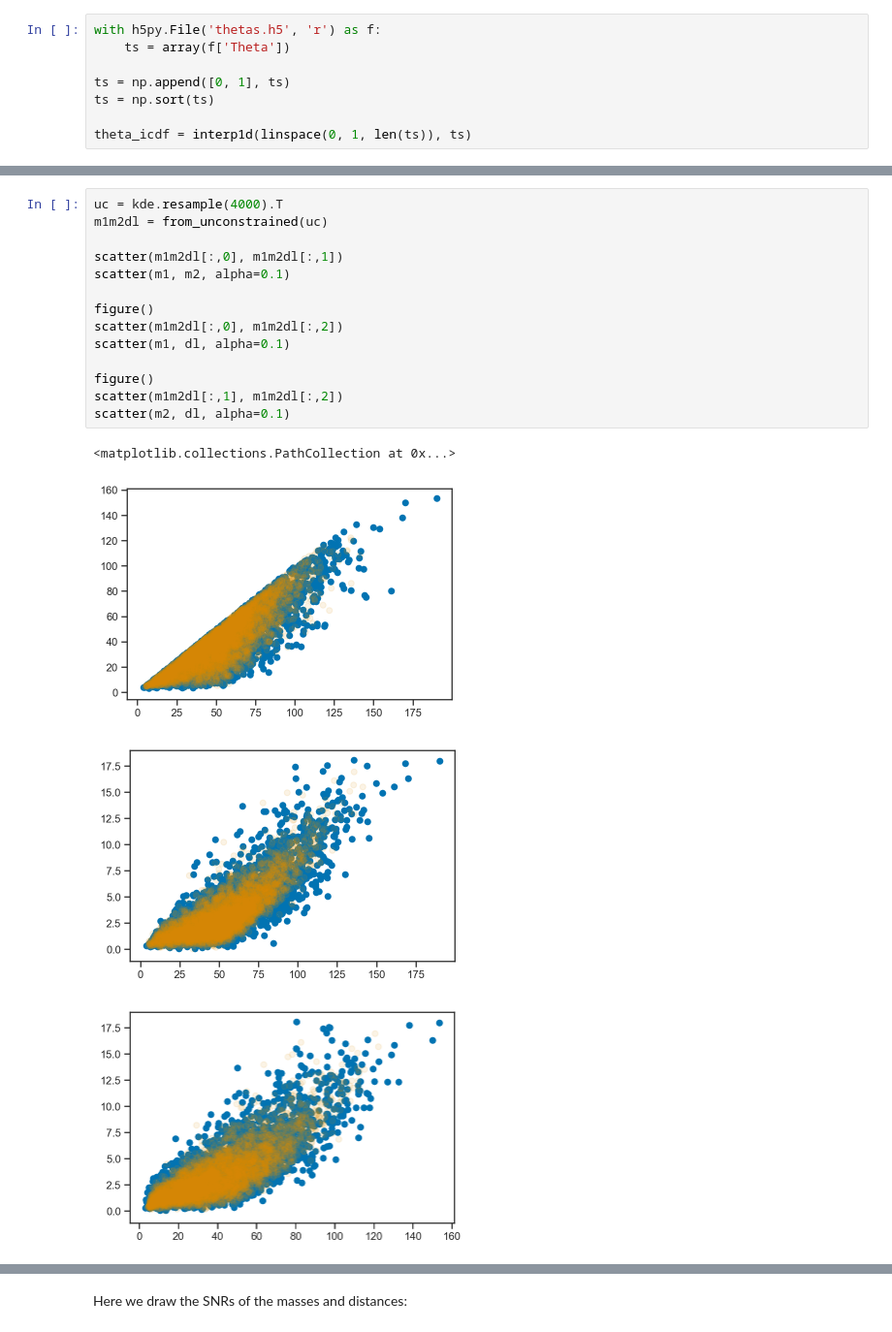
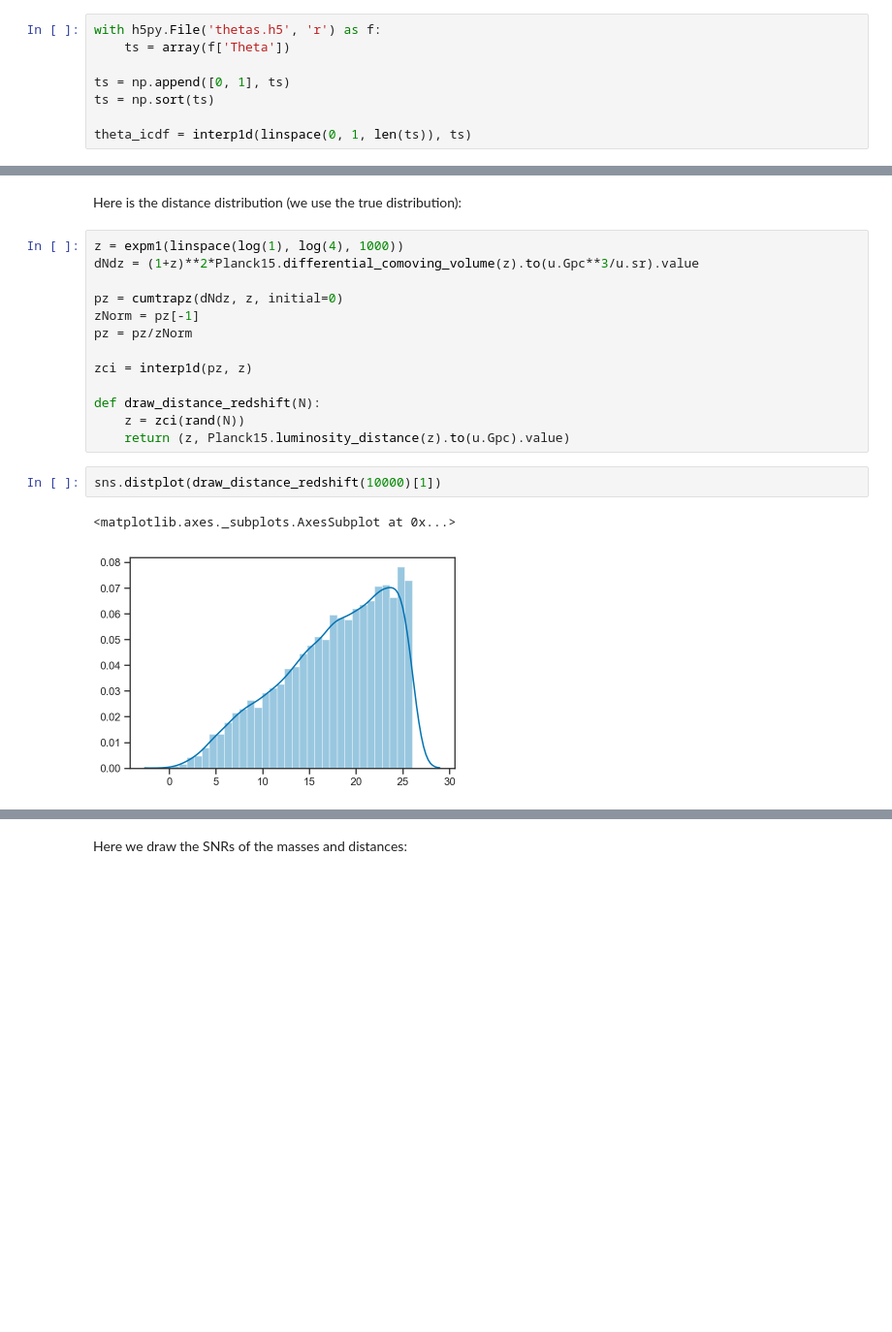
Before and after one commit to farr/PISNLineCosmography, a Jupyter notebook: Selection.ipynb, the cells around one changed output, grey strips where cells are left out. Shown at 97% size. Drawn from its saved outputs; the diff is of its cells as text; blank space fills up the shorter version.

Commit message:
Better selection draws for efficiency.

```diff
--- a/Selection.ipynb
+++ b/Selection.ipynb
@@ -109,19 +46,20 @@ kde = gaussian_kde(pts.T)
-# %%
-uc = kde.resample(4000).T
-m1m2dl = from_unconstrained(uc)
-
-scatter(m1m2dl[:,0], m1m2dl[:,1])
-scatter(m1, m2, alpha=0.1)
-
-figure()
-scatter(m1m2dl[:,0], m1m2dl[:,2])
-scatter(m1, dl, alpha=0.1)
-
-figure()
-scatter(m1m2dl[:,1], m1m2dl[:,2])
-scatter(m2, dl, alpha=0.1)
-# %% [output]
-<matplotlib.collections.PathCollection at 0x...>
-[figure, removed]
-[figure, removed]
-[figure, removed]
+# %% [markdown]
+Here is the distance distribution (we use the true distribution):
+# %%
+z = expm1(linspace(log(1), log(4), 1000))
+dNdz = (1+z)**2*Planck15.differential_comoving_volume(z).to(u.Gpc**3/u.sr).value
+
+pz = cumtrapz(dNdz, z, initial=0)
+zNorm = pz[-1]
+pz = pz/zNorm
+
+zci = interp1d(pz, z)
+
+def draw_distance_redshift(N):
+    z = zci(rand(N))
+    return (z, Planck15.luminosity_distance(z).to(u.Gpc).value)
+# %%
+sns.distplot(draw_distance_redshift(10000)[1])
+# %% [output]
+<matplotlib.axes._subplots.AxesSubplot at 0x...>
+[figure, added]
```
Also changed, not shown: parts of 11 cells of this notebook, 3 other files.
